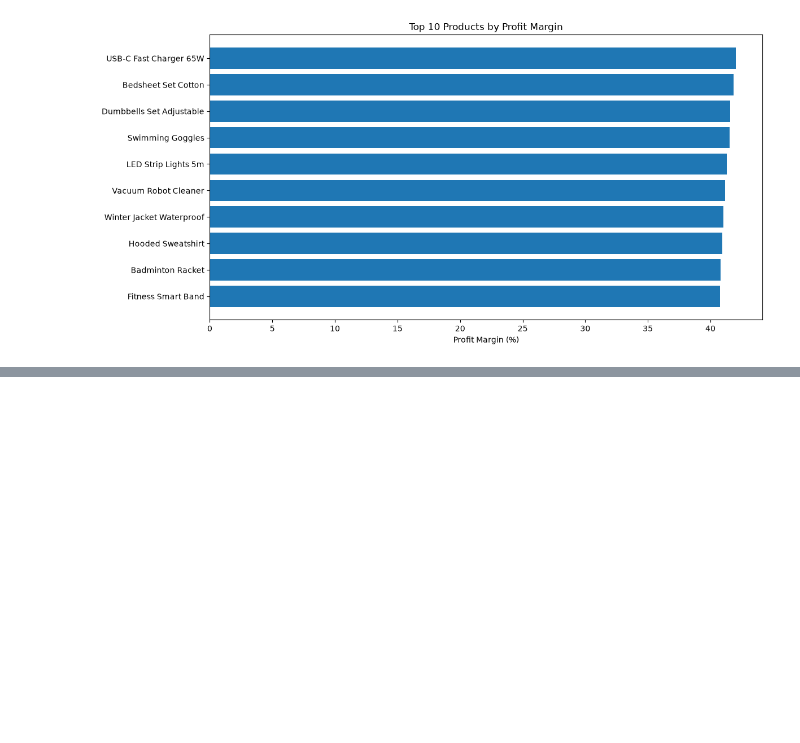
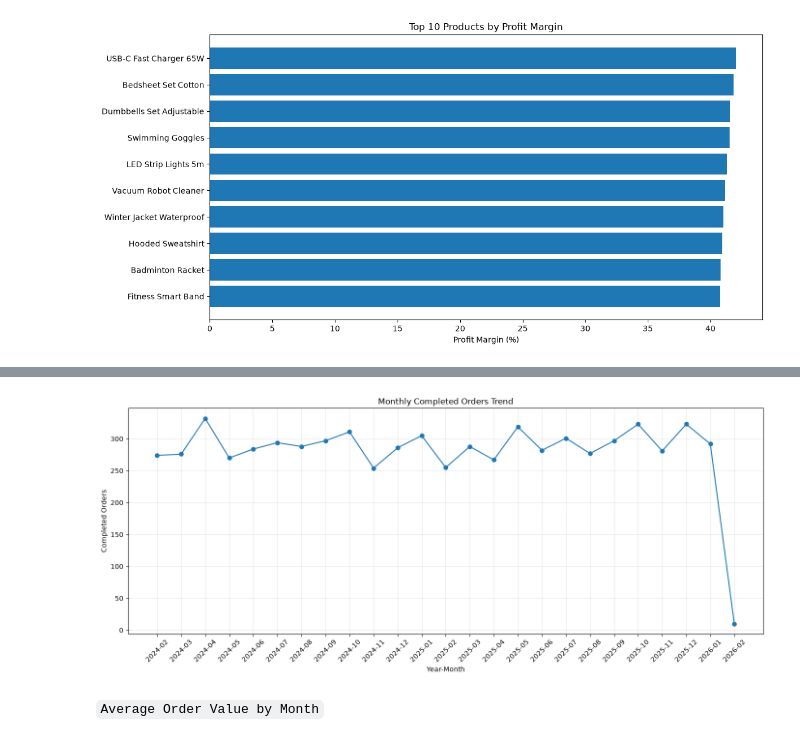
Before and after one commit to Suman-byte8/global-e-commerce-dataset-1M-records-2024-2026-analysis, a Jupyter notebook: notebooks/02_Exploratory_Data_Analysis.ipynb, the cells around one changed output, grey strips where cells are left out. Drawn from its saved outputs; the diff is of its cells as text; code cells hidden in the pictures; blank space fills up the shorter version.

````diff
--- a/notebooks/02_Exploratory_Data_Analysis.ipynb
+++ b/notebooks/02_Exploratory_Data_Analysis.ipynb
@@ -820,0 +941,8 @@ plt.show()
+# %%
+monthly_orders = (
+    completed_orders
+    .groupby("year_month")["order_id"]
+    .count()
+)
+
+monthly_orders
@@ -820,0 +967,19 @@ plt.show()
+# %%
+plt.figure(figsize=(14,6))
+plt.plot(
+    monthly_orders.index,
+    monthly_orders.values,
+    marker="o"
+)
+plt.title("Monthly Completed Orders Trend")
+plt.xlabel("Year-Month")
+plt.ylabel("Completed Orders")
+plt.xticks(rotation=45)
+plt.grid(alpha=0.3)
+plt.tight_layout()
+plt.savefig("../images/monthly_completed_orders_trend.png", dpi=300)
+plt.show()
+# %% [output]
+[figure, added]
+# %% [markdown]
+```Average Order Value by Month```
````
Also changed, not shown: parts of 15 cells of this notebook, 4 other files.
